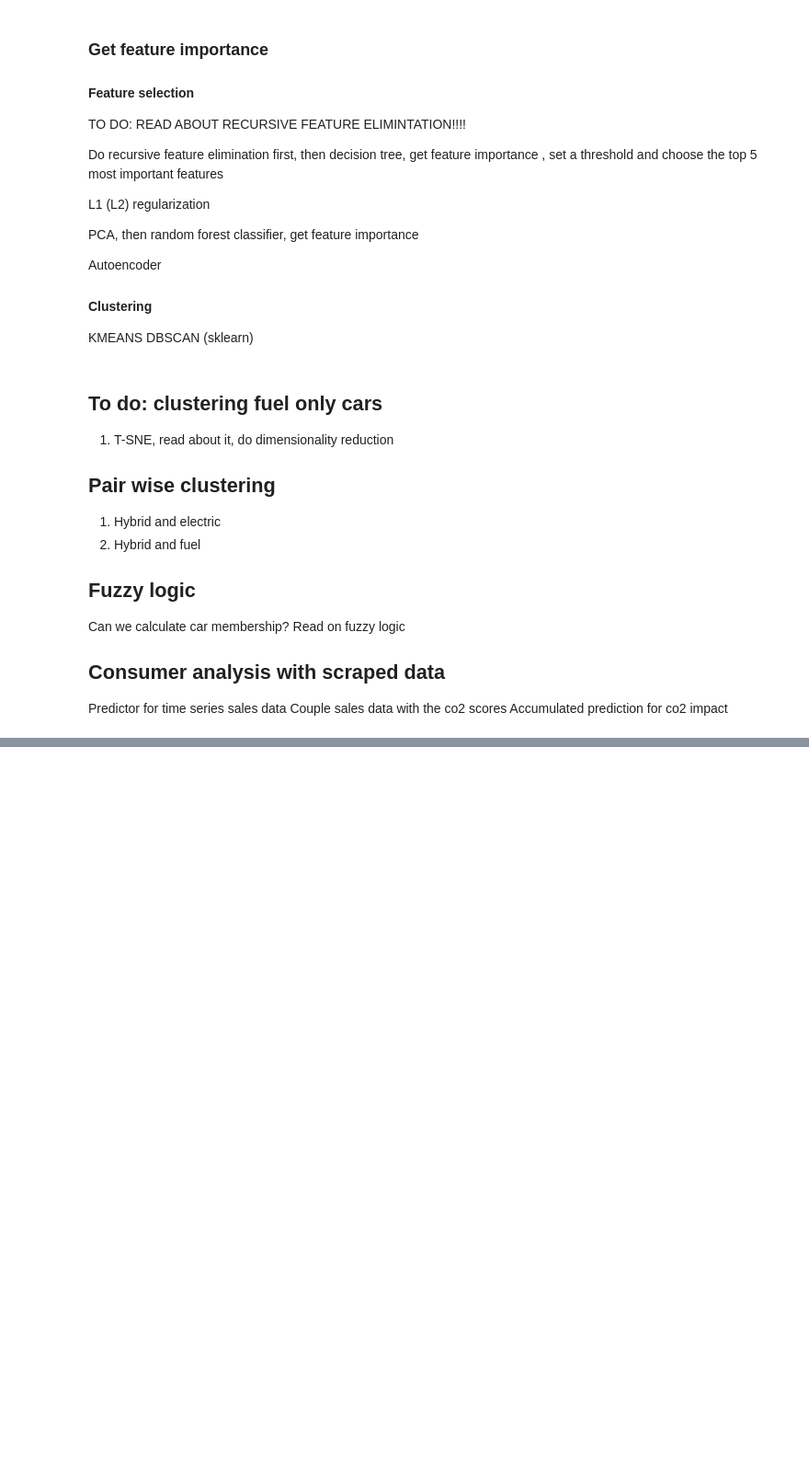
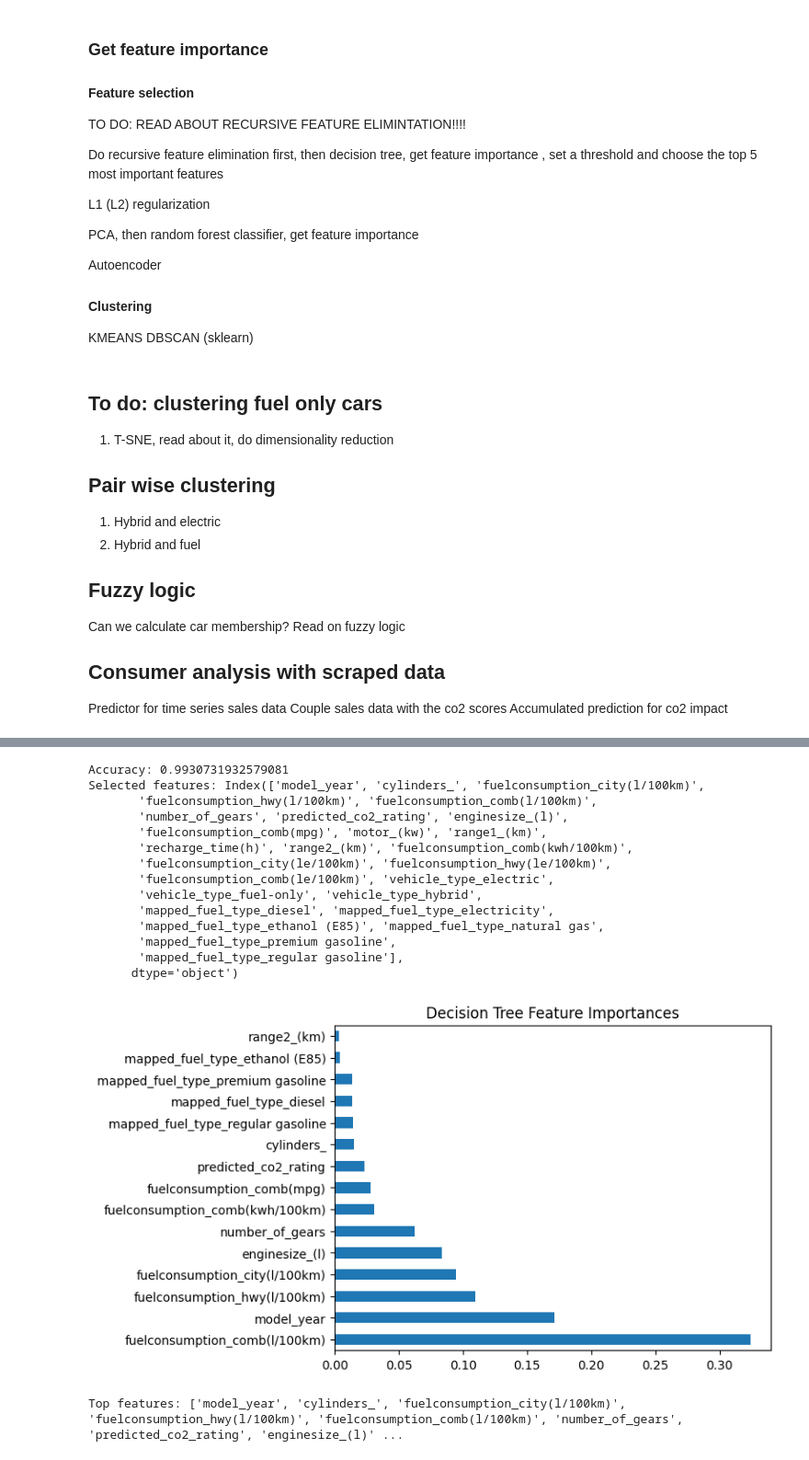
Before and after one commit to lfunderburk/machine-learning-capstone, a Jupyter notebook: notebooks/unsupervised-learning.ipynb, the cells around one changed output, grey strips where cells are left out. Shown at 92% size. Saved outputs shown, nothing was run; the diff lists cells and outputs as text; code cells hidden in the pictures; blank space fills up the shorter version.

```diff
--- a/notebooks/unsupervised-learning.ipynb
+++ b/notebooks/unsupervised-learning.ipynb
@@ -96,5 +98,8 @@ def merge_vehicle_id(df):
 
 
 fuel_df = merge_vehicle_id(fuel_df)
+
+# set fuel_df to contain only cars from 2012 onwards
+fuel_df = fuel_df[fuel_df['model_year'] >= 2012]
 hybrid_df = merge_vehicle_id(hybrid_df)
 electric_df = merge_vehicle_id(electric_df)
@@ -140,35 +148,59 @@ num_cols = df.select_dtypes(include=np.number).columns
 cat_cols = df.select_dtypes(exclude=np.number).columns
 
 # One-hot encode the categorical columns
-df_cat = pd.get_dummies(df[['vehicleclass_','make_','vehicle_type','transmission_type']])
+df_cat = pd.get_dummies(df[['vehicle_type','mapped_fuel_type']])
 df_num = df[num_cols]
 
 # Combine the numerical and one-hot encoded categorical dataframes
 df_processed = pd.concat([df_num, df_cat], axis=1)
 
 # Perform recursive feature elimination to select the most important features
-X = df_processed.drop(["predicted_co2_rating"], axis=1)
-y = df_processed["predicted_co2_rating"]
+X = df_processed.drop(["co2emissions_(g/km)"], axis=1)
+y = df_processed["co2emissions_(g/km)"]
 
+
+# set up xgboost model for classification and feature selection
 dt = DecisionTreeClassifier(random_state=42)
 rfecv = RFECV(estimator=dt, cv=10)
 rfecv.fit(X, y)
 
+# predict
+y_pred = rfecv.predict(X)
+
+# Print the accuracy
+print("Accuracy:", metrics.accuracy_score(y, y_pred))
 
 # Print the most important features
 print("Selected features:", X.columns[rfecv.support_])
 
 # Fit a decision tree and get feature importances
 dt.fit(X, y)
 feat_importances = pd.Series(dt.feature_importances_, index=X.columns)
 
 # Plot the feature importances
 plt.figure()
 plt.title('Decision Tree Feature Importances')
-feat_importances.nlargest(10).plot(kind='barh')
+feat_importances.nlargest(15).plot(kind='barh')
 plt.show()
 
 # Select the top 5 most important features
-threshold = feat_importances.nlargest(10).min()
+threshold = feat_importances.nlargest(15).min()
 top_features = feat_importances[feat_importances >= threshold].index.tolist()
 print("Top features:", top_features)
+# %% [output]
+Accuracy: 0.9930731932579081
+Selected features: Index(['model_year', 'cylinders_', 'fuelconsumption_city(l/100km)',
+       'fuelconsumption_hwy(l/100km)', 'fuelconsumption_comb(l/100km)',
+       'number_of_gears', 'predicted_co2_rating', 'enginesize_(l)',
+       'fuelconsumption_comb(mpg)', 'motor_(kw)', 'range1_(km)',
+       'recharge_time(h)', 'range2_(km)', 'fuelconsumption_comb(kwh/100km)',
+       'fuelconsumption_city(le/100km)', 'fuelconsumption_hwy(le/100km)',
+       'fuelconsumption_comb(le/100km)', 'vehicle_type_electric',
+       'vehicle_type_fuel-only', 'vehicle_type_hybrid',
+       'mapped_fuel_type_diesel', 'mapped_fuel_type_electricity',
+       'mapped_fuel_type_ethanol (E85)', 'mapped_fuel_type_natural gas',
+       'mapped_fuel_type_premium gasoline',
+       'mapped_fuel_type_regular gasoline'],
+      dtype='object')
+[figure, added]
+Top features: ['model_year', 'cylinders_', 'fuelconsumption_city(l/100km)', 'fuelconsumption_hwy(l/100km)', 'fuelconsumption_comb(l/100km)', 'number_of_gears', 'predicted_co2_rating', 'enginesize_(l)' ...
```
Also changed, not shown: parts of 17 cells of this notebook, 1 other file.
